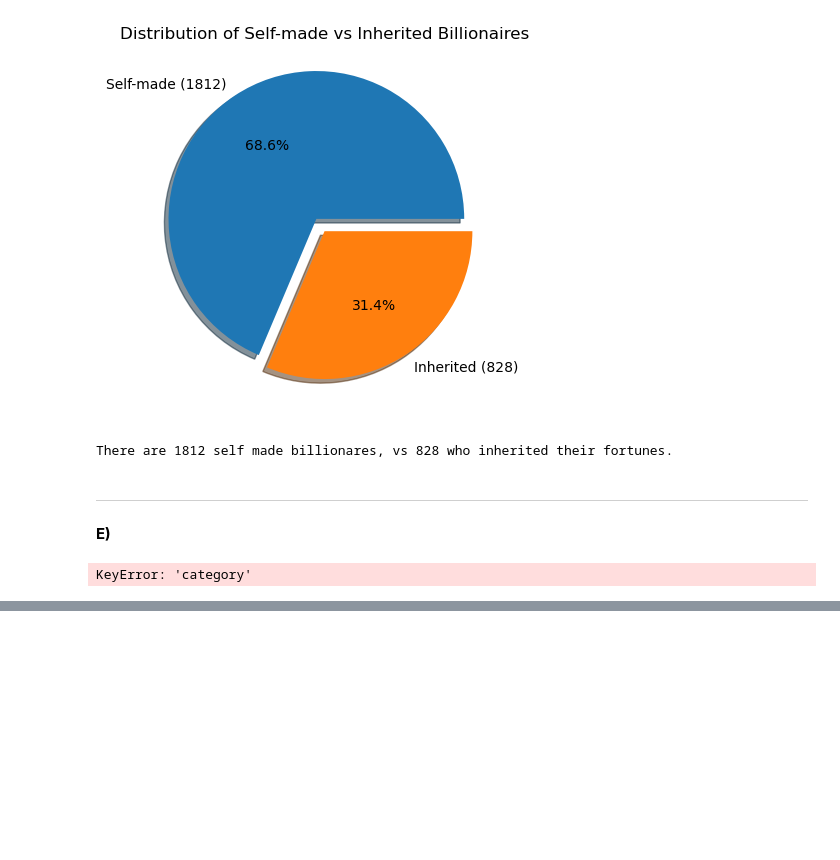
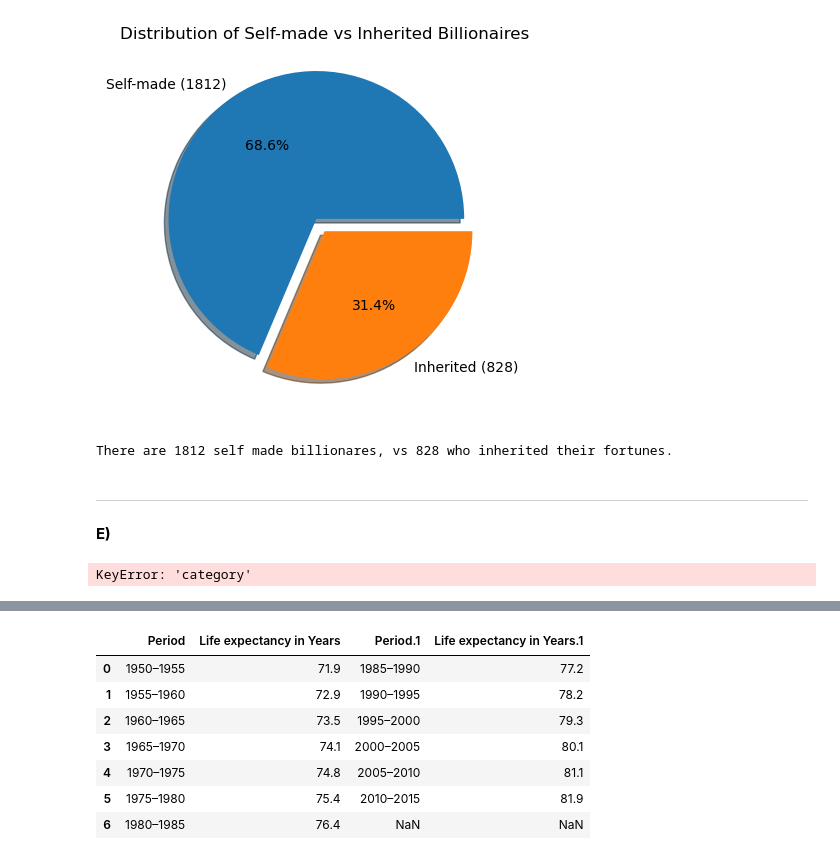
Before and after one commit to Jonaxor/Databehandling-AI24, a Jupyter notebook: Jones/E2_missing_aggregation.ipynb, the cells around one changed output, grey strips where cells are left out. Saved outputs shown, nothing was run; the diff lists cells and outputs as text; code cells hidden in the pictures; blank space fills up the shorter version.

```diff
--- a/Jones/E2_missing_aggregation.ipynb
+++ b/Jones/E2_missing_aggregation.ipynb
@@ -672,0 +716,12 @@ KeyError: 'category'
+# %%
+swedish_demo = pd.read_html('https://en.wikipedia.org/wiki/Demographics_of_Sweden')
+swedish_demo[20]
+# %% [output]
+|  | Period | Life expectancy in Years | Period.1 | Life expectancy in Years.1 |
+| 0 | 1950–1955 | 71.9 | 1985–1990 | 77.2 |
+| 1 | 1955–1960 | 72.9 | 1990–1995 | 78.2 |
+| 2 | 1960–1965 | 73.5 | 1995–2000 | 79.3 |
+| 3 | 1965–1970 | 74.1 | 2000–2005 | 80.1 |
+| 4 | 1970–1975 | 74.8 | 2005–2010 | 81.1 |
+| 5 | 1975–1980 | 75.4 | 2010–2015 | 81.9 |
+| 6 | 1980–1985 | 76.4 | NaN | NaN |
```
Also changed, not shown: parts of 4 cells of this notebook.
